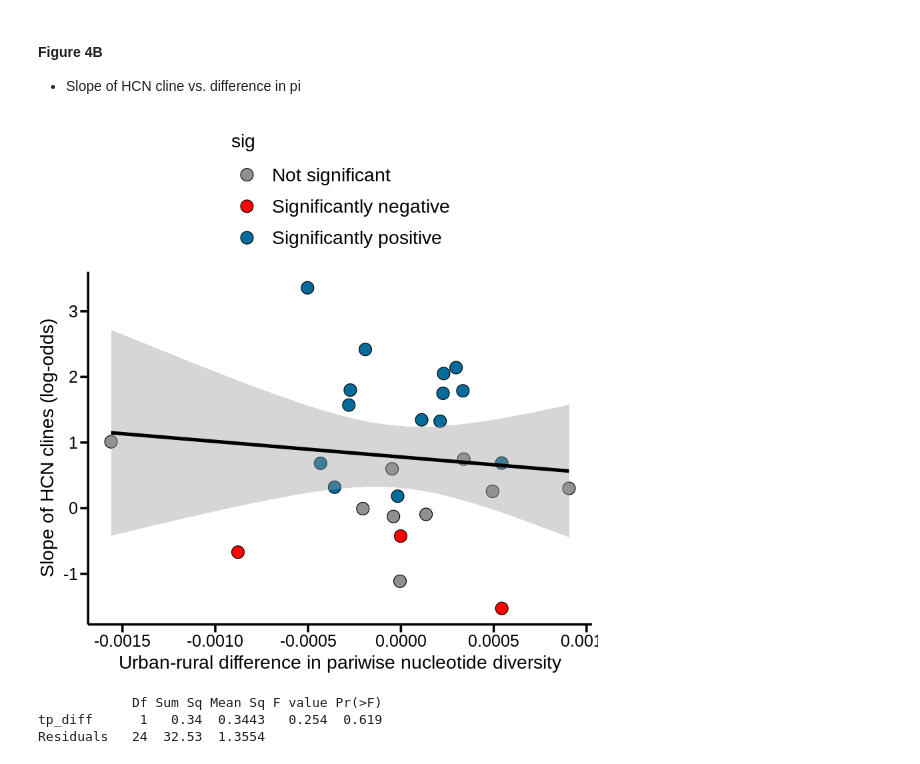
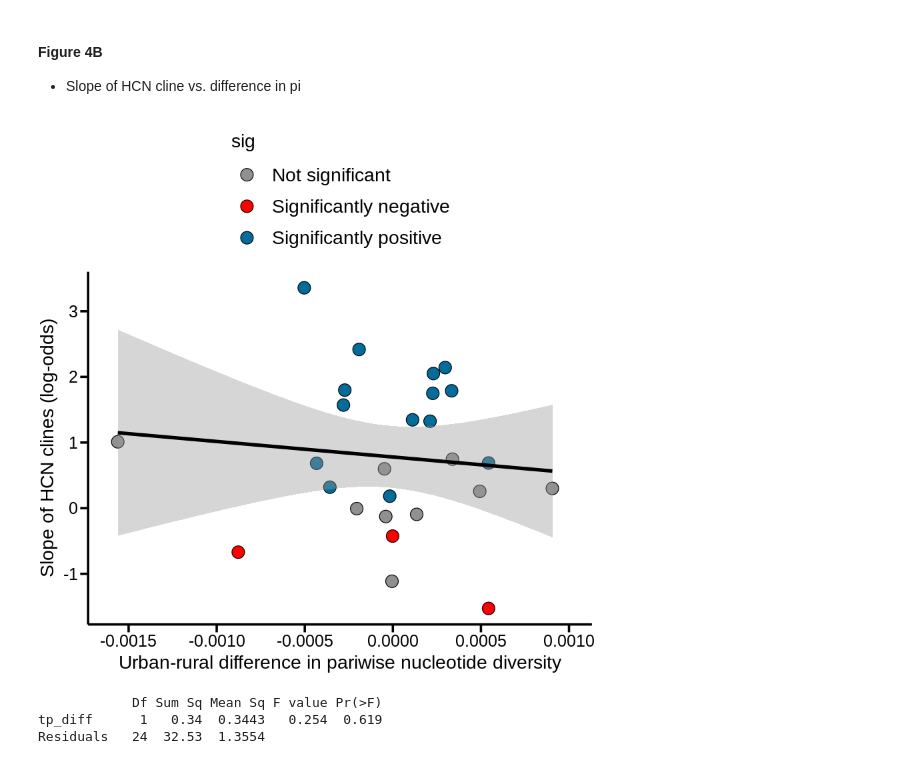
Before and after one commit to James-S-Santangelo/glue_pc, a Jupyter notebook: genomic-analyses/notebooks/diversity_and_populationStructure.r.ipynb, the cells around one changed output. Cells and saved outputs as stored; diff of their text form; code cells hidden in the pictures.

```diff
--- a/genomic-analyses/notebooks/diversity_and_populationStructure.r.ipynb
+++ b/genomic-analyses/notebooks/diversity_and_populationStructure.r.ipynb
@@ -356,12 +338,14 @@ pal <- c("#909090", "#FF0000", "#046C9A")
 # %%
 slope_by_PIdiff <- ggplot(obs_div_df_wide, aes(x = tp_diff, y = betaLog_fromGlobalModel)) +
     geom_point(size = 5, aes(fill = sig), shape = 21) +
     geom_smooth(method = 'lm', color = 'black', size = 1.5, formula = y ~ x) +
     scale_fill_manual(values = pal) +
+    coord_cartesian(xlim = c(-0.0016, 0.001)) +
+    scale_x_continuous(breaks = seq(from = -0.0015, to = 0.001, by = 0.0005)) +
     ylab('Slope of HCN clines (log-odds)') + xlab('Urban-rural difference in pariwise nucleotide diversity') +
     ng1
 slope_by_PIdiff
 # %% [output]
-[figure, old version]
+[figure, new version]
 # %%
 outpath <- '../analyses/figures/main_text/figure4B_betaLog_vs_piDiff.pdf'
```
Also changed, not shown: parts of 7 cells of this notebook, 9 other files.
